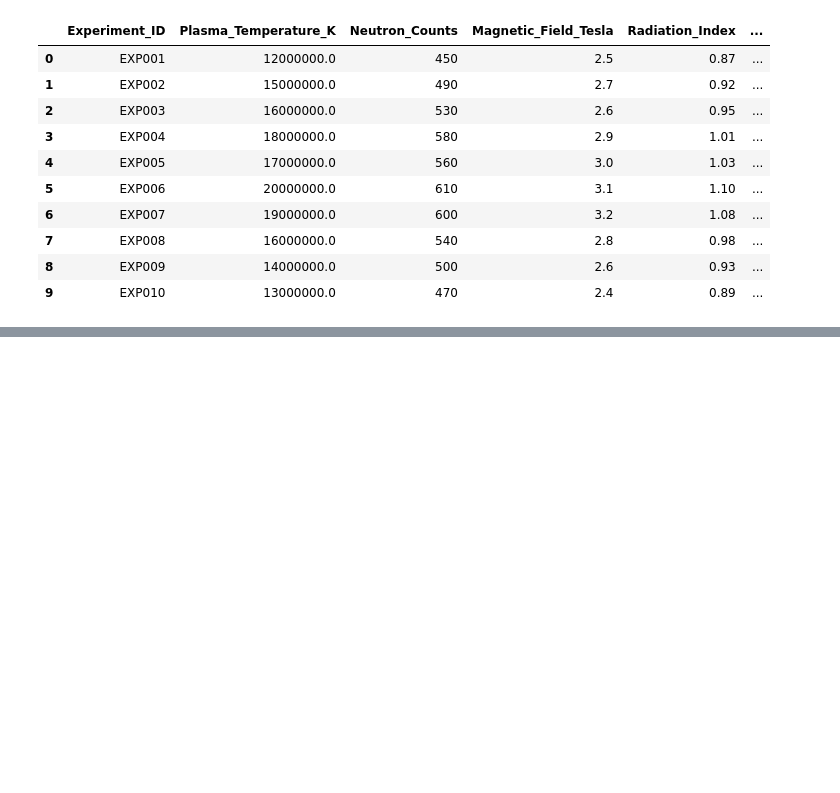
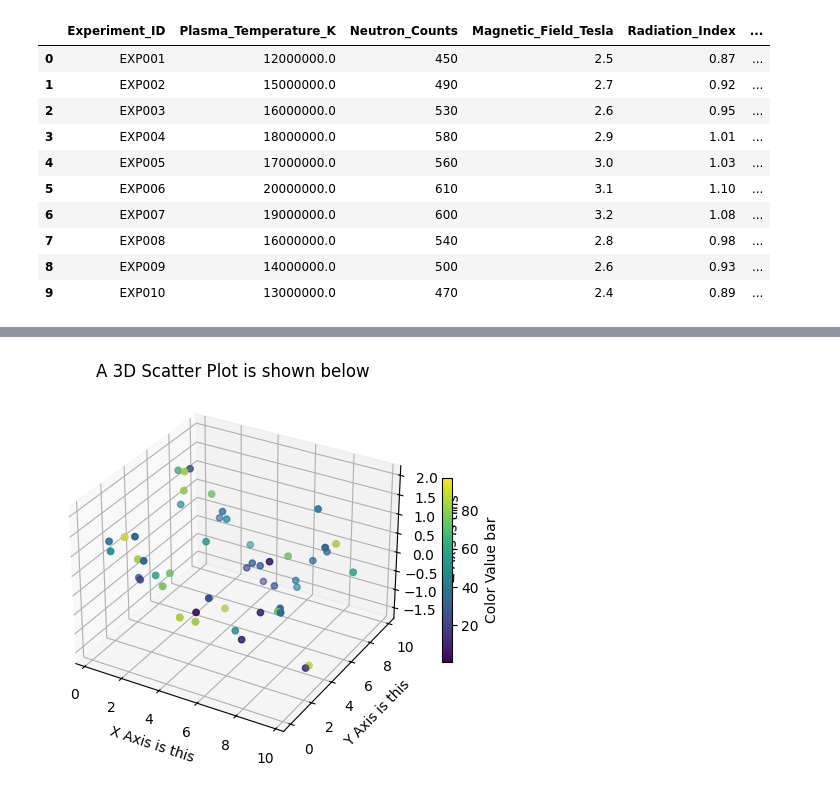
Before and after one commit to khushi707/SICNAP_2025_KHUSHI, a Jupyter notebook: SICNAP_2025_Assignment_2_submission.ipynb, the cells around one changed output, grey strips where cells are left out. Saved outputs shown, nothing was run; the diff lists cells and outputs as text; code cells hidden in the pictures; blank space fills up the shorter version.

```diff
--- a/SICNAP_2025_Assignment_2_submission.ipynb
+++ b/SICNAP_2025_Assignment_2_submission.ipynb
@@ -513,0 +614,4 @@ df
+# %%
+# Load data
+df = pd.read_csv("3d_sample_data.csv")
+df
@@ -513,0 +636,20 @@ df
+# %%
+# Create 3D plot
+fig = plt.figure()
+ax = fig.add_subplot(111, projection='3d')
+ax.scatter(df["X"], df["Y"], df["Z"])
+
+# Use ColorValue for colormap
+scatter = ax.scatter(df["X"], df["Y"], df["Z"], c=df["ColorValue"], cmap="viridis")
+
+#Adding a color bar
+cbar = plt.colorbar(scatter, ax=ax, shrink=0.5)
+cbar.set_label("Color Value bar")
+
+ax.set_xlabel("X Axis is this ")
+ax.set_ylabel("Y Axis is this ")
+ax.set_zlabel("Z Axis is this ")
+plt.title("A 3D Scatter Plot is shown below")
+plt.show()
+# %% [output]
+[figure, added]
```
Also changed, not shown: parts of 23 cells of this notebook.
